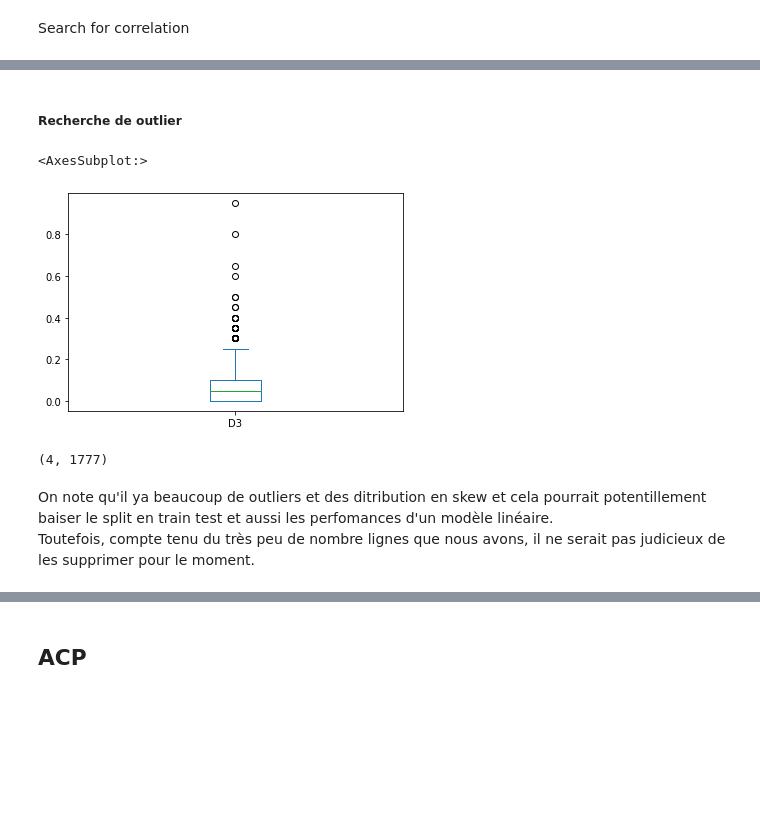
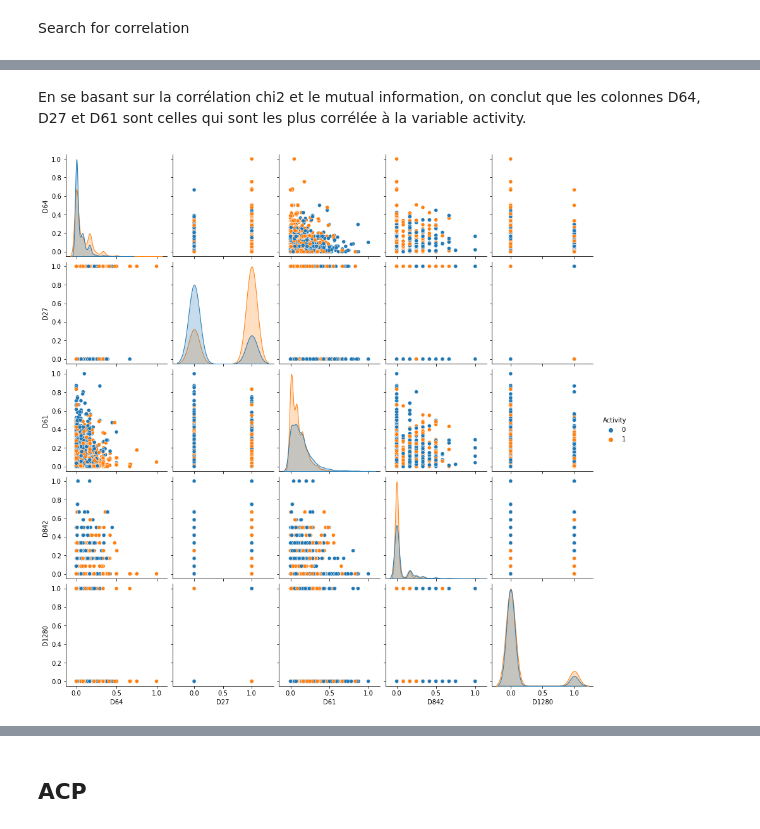
Before and after one commit to SemPhares/Medical_Response, a Jupyter notebook: medical_response.ipynb, the cells around one changed output, grey strips where cells are left out. Drawn from its saved outputs; the diff is of its cells as text; code cells hidden in the pictures; blank space fills up the shorter version.

```diff
--- a/medical_response.ipynb
+++ b/medical_response.ipynb
@@ -104,7 +155,7 @@ too_correlated = get_correlated_features(cor,0.9)
 # %%
 from sklearn.feature_selection import mutual_info_classif, SelectFromModel,SelectKBest,chi2
 # %%
-def get_Mutual_Info_With_Y(X,Y,threshold):
+def get_Mutual_Info_With_Y(X:pd.DataFrame,Y:pd.Series,threshold:float):
     """
     Return Mutual_Info_ of X's features With_Y over a given threshold
     X : features dataframe
@@ -116,7 +167,7 @@ def get_Mutual_Info_With_Y(X,Y,threshold):
     mi = mi[mi.Mutual_Info_With_Y>=threshold].sort_values("Mutual_Info_With_Y",ascending=False)
     return mi
 
-def get_chi2_best_features(X,Y,n):
+def get_chi2_best_features(X:pd.DataFrame,Y,n:int):
     """
     Return n best features based on chi2 score
     X : features dataframe
@@ -128,7 +179,7 @@ def get_chi2_best_features(X,Y,n):
     mask = selector.get_support()
     return X.columns[mask].tolist()
 
-def get_best_features_tree_based_model(model,X,Y,n):
+def get_best_features_tree_based_model(model,X:pd.DataFrame,Y:pd.Series,n:int):
     """
     Return n best features based on model score
     model : model
@@ -144,8 +195,11 @@ def get_best_features_tree_based_model(model,X,Y,n):
 mi_features = get_Mutual_Info_With_Y(X,Y,0.05)['Col'].tolist()
 best_chi2_features = get_chi2_best_features(X,Y,200)
 
-best_inter = list(set(mi_features)&set(best_chi2_features))
-best_union = list(set(mi_features+best_chi2_features))
+rf = RandomForestClassifier()
+rf_best = get_best_features_tree_based_model(rf,X,Y,200)
+
+best_inter = list(set(mi_features)&set(best_chi2_features)&set(rf_best))
+best_union = list(set(mi_features+best_chi2_features+rf_best))
 # %%
 best_inter
 # %% [output]
@@ -153,14 +207,8 @@ best_inter
-# %% [markdown]
-##### Recherche de outlier
-# %%
-train.D3.plot.box()
-# %% [output]
-<AxesSubplot:>
-[figure, removed]
-# %%
-train[train.D3>=0.6].shape
-# %% [output]
-(4, 1777)
-# %% [markdown]
-On note qu'il ya beaucoup de outliers et des ditribution en skew et cela pourrait potentillement baiser le split en train test et aussi les perfomances d'un modèle linéaire. <br>
-Toutefois, compte tenu du très peu de nombre lignes que nous avons, il ne serait pas judicieux de les supprimer pour le moment.
+# %% [markdown]
+En se basant sur la corrélation chi2 et le mutual information, on conclut que les colonnes D64, D27 et D61 sont celles qui sont les plus corrélée à la variable activity.
+# %%
+ls = ['Activity']+best_inter+np.random.choice(best_union,size=2).tolist()
+sns.pairplot(train[ls], hue ='Activity', kind='scatter')
+plt.show()
+# %% [output]
+[figure, added]
```
Also changed, not shown: parts of 67 cells of this notebook, 3 other files.
